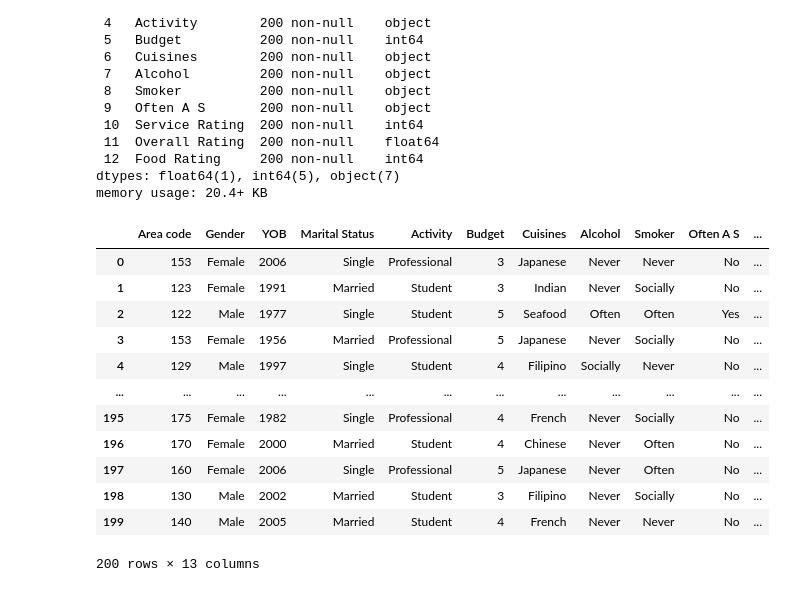
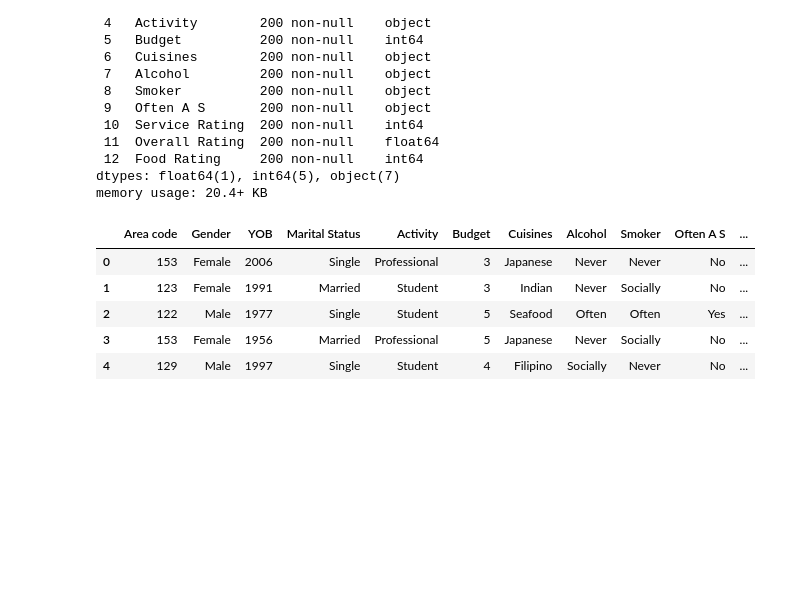
Before and after one commit to Mayonnaise-Slap/kaggle-stuff, a Jupyter notebook: food_eda.ipynb, the cells around one changed output. Drawn from its saved outputs; the diff is of its cells as text; code cells hidden in the pictures; blank space fills up the shorter version.

```diff
--- a/food_eda.ipynb
+++ b/food_eda.ipynb
@@ -68,19 +71,12 @@ Data columns (total 13 columns):
 dtypes: float64(1), int64(5), object(7)
 memory usage: 20.4+ KB
 # %%
-dataset_df
+dataset_df.head()
 # %% [output]
 |  | Area code | Gender | YOB | Marital Status | Activity | Budget | Cuisines | Alcohol | Smoker | Often A S | ... |
 | 0 | 153 | Female | 2006 | Single | Professional | 3 | Japanese | Never | Never | No | ... |
 | 1 | 123 | Female | 1991 | Married | Student | 3 | Indian | Never | Socially | No | ... |
 | 2 | 122 | Male | 1977 | Single | Student | 5 | Seafood | Often | Often | Yes | ... |
 | 3 | 153 | Female | 1956 | Married | Professional | 5 | Japanese | Never | Socially | No | ... |
 | 4 | 129 | Male | 1997 | Single | Student | 4 | Filipino | Socially | Never | No | ... |
-| ... | ... | ... | ... | ... | ... | ... | ... | ... | ... | ... | ... |
-| 195 | 175 | Female | 1982 | Single | Professional | 4 | French | Never | Socially | No | ... |
-| 196 | 170 | Female | 2000 | Married | Student | 4 | Chinese | Never | Often | No | ... |
-| 197 | 160 | Female | 2006 | Single | Professional | 5 | Japanese | Never | Often | No | ... |
-| 198 | 130 | Male | 2002 | Married | Student | 3 | Filipino | Never | Socially | No | ... |
-| 199 | 140 | Male | 2005 | Married | Student | 4 | French | Never | Never | No | ... |
-200 rows × 13 columns
 # %%
```
Also changed, not shown: parts of 21 cells of this notebook, 1 other file.
